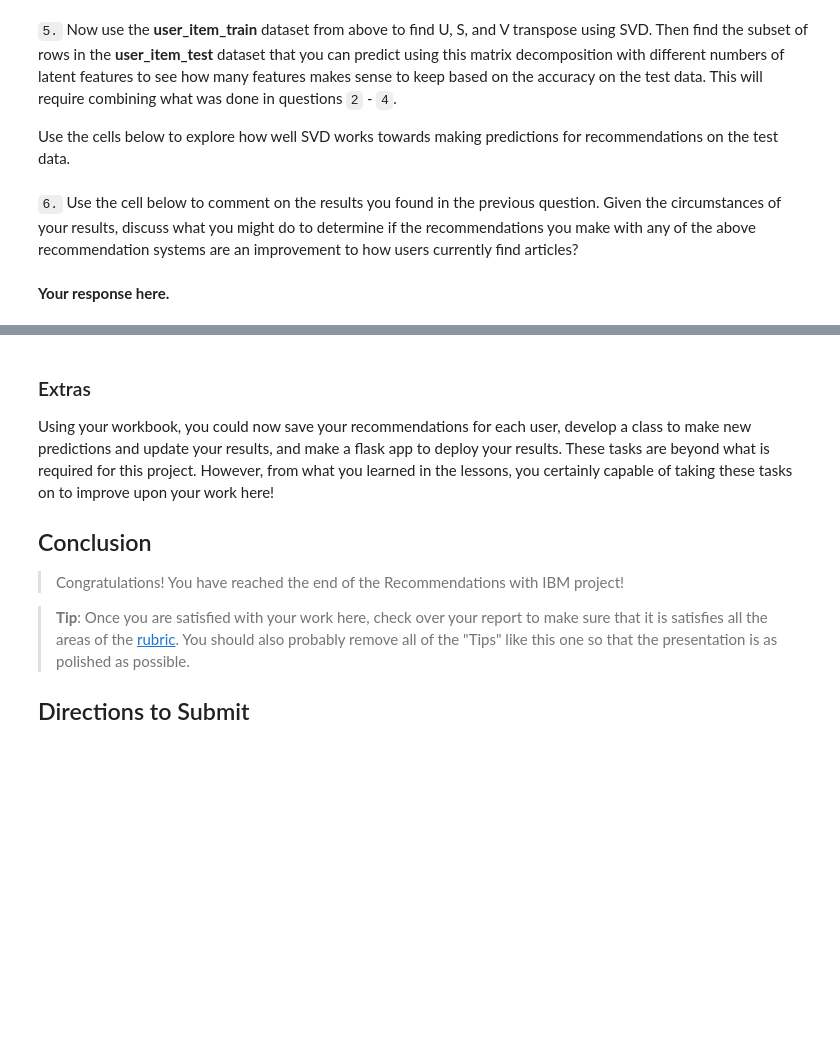
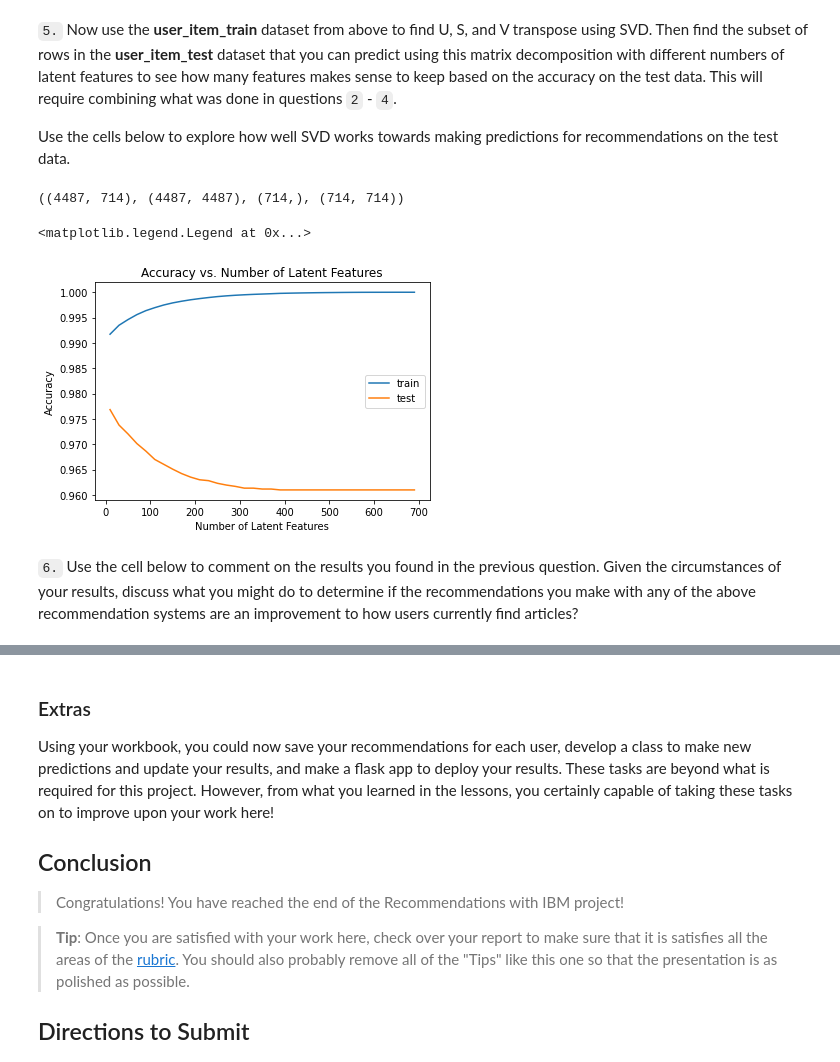
Before and after one commit to fabieck/Recommendations-with-IBM, a Jupyter notebook: Recommendations_with_IBM.ipynb, the cells around one changed output, grey strips where cells are left out. Saved outputs shown, nothing was run; the diff lists cells and outputs as text; code cells hidden in the pictures; blank space fills up the shorter version.

```diff
--- a/Recommendations_with_IBM.ipynb
+++ b/Recommendations_with_IBM.ipynb
@@ -587,4 +682,4 @@ user_item_matrix.head()
 # %%
 # Perform SVD on the User-Item Matrix Here
 
-u, s, vt = # use the built in to get the three matrices
+u, s, vt = np.linalg.svd(user_item_matrix)# use the built in to get the three matrices
@@ -644,6 +747,20 @@ def create_test_and_train_user_item(df_train, df_test):
 
     '''
     # Your code here
+    user_item_train = create_user_item_matrix(df_train)
+    user_item_test = create_user_item_matrix(df_test)
+    test_idx = set(user_item_test.index.values)
+    train_idx = set(user_item_train.index.values)
+    #find intersection between test and train idx to avoid cold start problem
+    inter_idx = train_idx.intersection(test_idx)
+
+    test_arts = set(user_item_test.columns)
+    train_arts = set(user_item_train.columns)
+    #find intersection between test and train articles to avoid cold start problem
+    inter_arts = train_arts.intersection(test_arts)
+
+    #just take intersections in test matrix
+    user_item_test = user_item_test.loc[inter_idx, inter_arts]
 
     return user_item_train, user_item_test, test_idx, test_arts
 
@@ -670,11 +809,51 @@ t.sol_4_test(sol_4_dict)
 Use the cells below to explore how well SVD works towards making predictions for recommendations on the test data.
 # %%
 # fit SVD on the user_item_train matrix
-u_train, s_train, vt_train = # fit svd similar to above then use the cells below
+u_train, s_train, vt_train = np.linalg.svd(user_item_train) # fit svd similar to above then use the cells below
+# %%
+user_item_train.shape, u_train.shape, s_train.shape, vt_train.shape
+# %% [output]
+((4487, 714), (4487, 4487), (714,), (714, 714))
 # %%
 # Use these cells to see how well you can use the training
 # decomposition to predict on test data
+u_test = u_train[user_item_train.index.isin(test_idx), :]
+vt_test = vt_train[:, user_item_train.columns.isin(test_arts)]
+# %%
+num_latent_feats = np.arange(10,700+10,20)
+sum_errs_train = []
+sum_errs_test = []
+
+for k in num_latent_feats:
+    # restructure with k latent features
+    s_train_new, u_train_new, vt_train_new = np.diag(s_train[:k]), u_train[:, :k], vt_train[:k, :]
+    u_test_new, vt_test_new = u_test[:, :k], vt_test[:k, :]
+
+    # take dot product
+    user_item_train_est = np.around(np.dot(np.dot(u_train_new, s_train_new), vt_train_new))
+    user_item_test_est = np.around(np.dot(np.dot(u_test_new, s_train_new), vt_test_new))
+
+    # compute error for each prediction to actual value
+    diffs_train = np.subtract(user_item_train, user_item_train_est)
+    diffs_test = np.subtract(user_item_test, user_item_test_est)
+
+
+    # total errors and keep track of them
+    err_train = np.sum(np.sum(np.abs(diffs_train)))
+    sum_errs_train.append(err_train)
+
+    err_test = np.sum(np.sum(np.abs(diffs_test)))
+    sum_errs_test.append(err_test)
+
+  #The sum of error is taken across each element in the matrix. Therefore use user_item_train.shape[0]*user_item_train.shape[1]
+plt.plot(num_latent_feats, 1 - np.array(sum_errs_train)/(user_item_train.shape[0]*user_item_train.shape[1]), label='train');
+plt.plot(num_latent_feats, 1 - np.array(sum_errs_test)/(user_item_test.shape[0]*user_item_test.shape[1]), label='test');
+plt.xlabel('Number of Latent Features');
+plt.ylabel('Accuracy');
+plt.title('Accuracy vs. Number of Latent Features');
+plt.legend()
+# %% [output]
+<matplotlib.legend.Legend at 0x...>
+[figure, added]
 # %% [markdown]
 `6.` Use the cell below to comment on the results you found in the previous question. Given the circumstances of your results, discuss what you might do to determine if the recommendations you make with any of the above recommendation systems are an improvement to how users currently find articles?
-# %% [markdown]
-**Your response here.**
```
Also changed, not shown: parts of 27 cells of this notebook, 1 other file.
